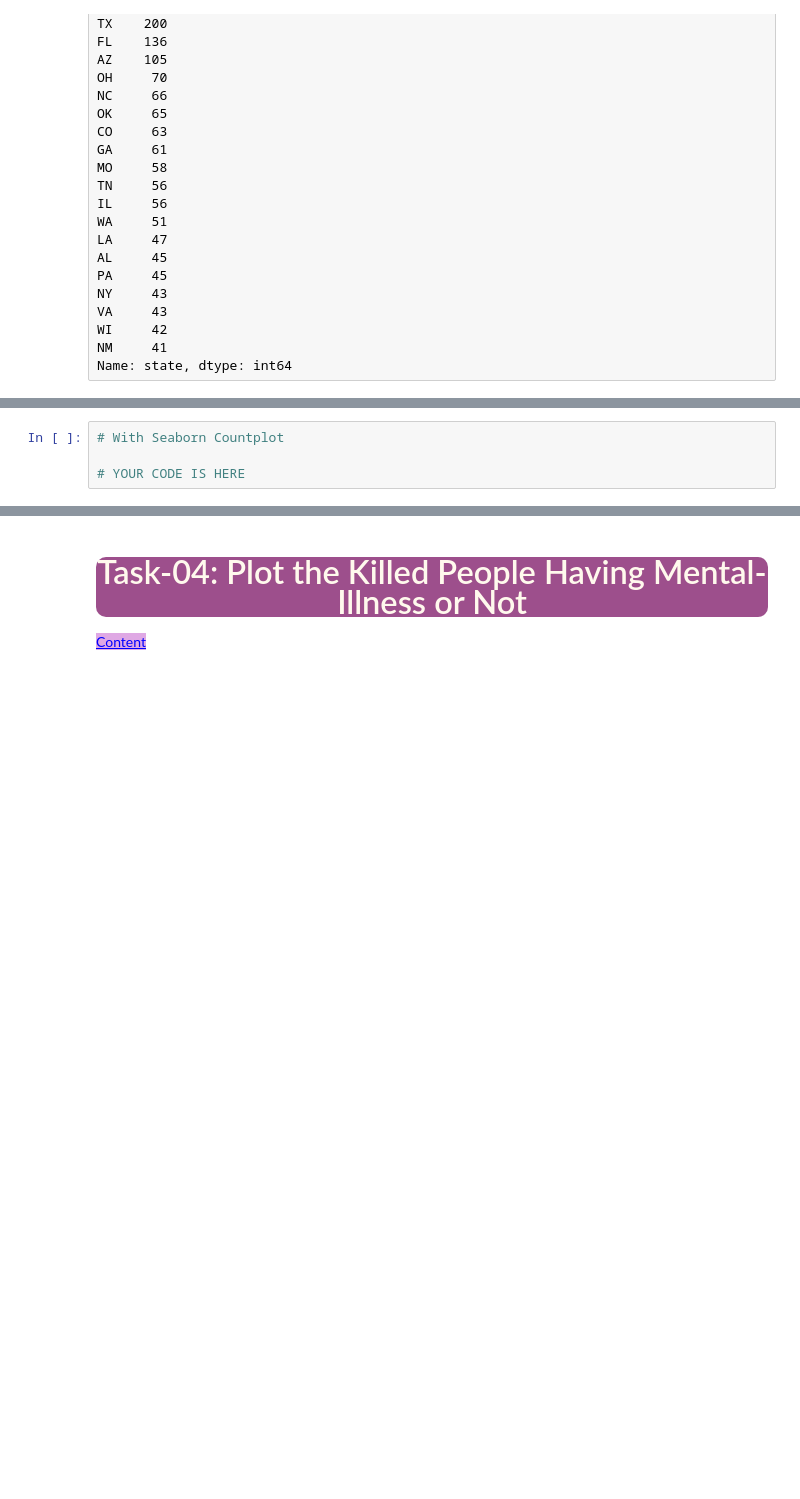
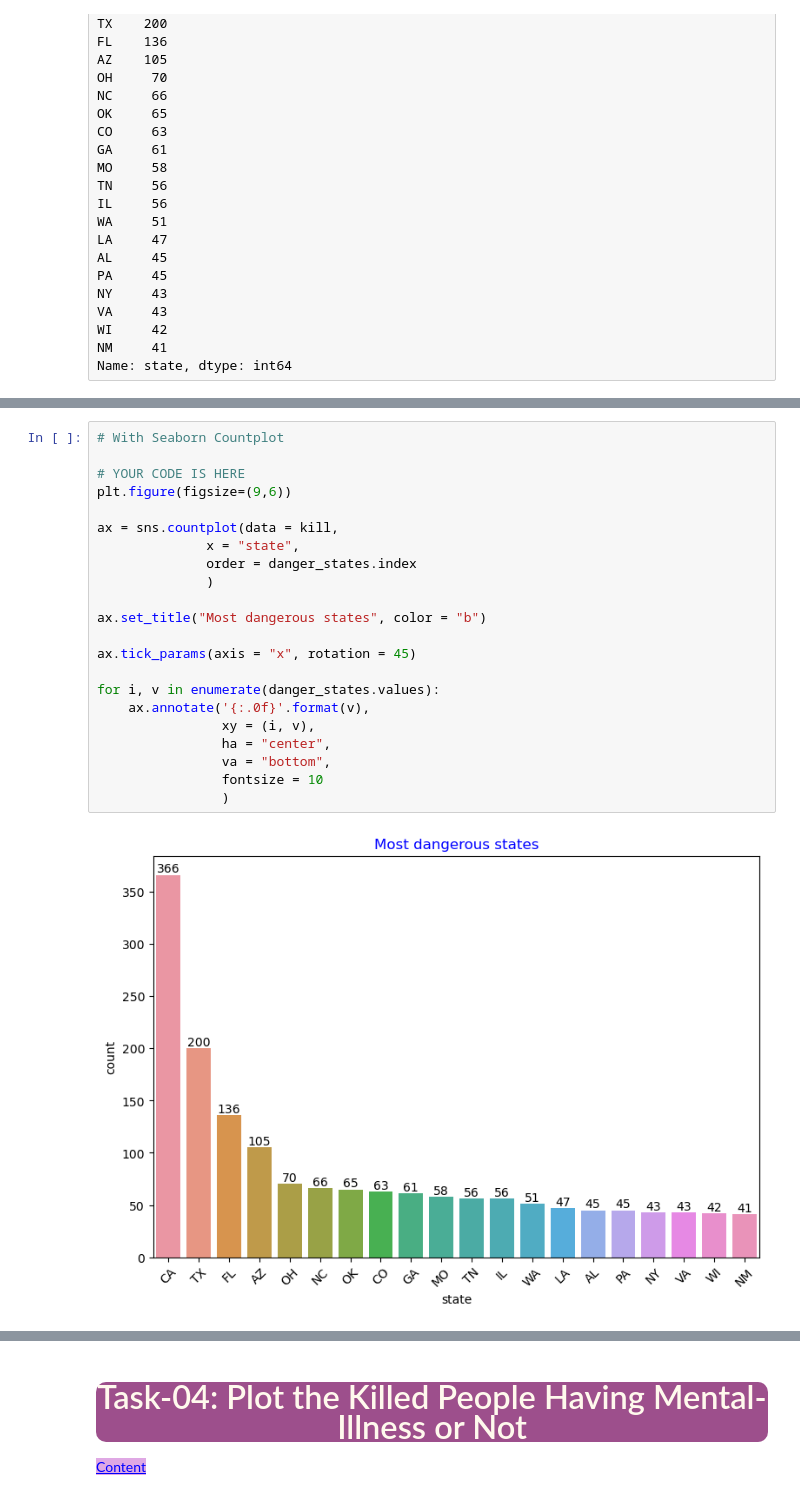
Before and after one commit to SongJiyeonPaek/CW_Assignments, a Jupyter notebook: DVwPY Assignment_02(Seaborn-PoliceKillings-US)/Assignment-2 (PoliceKillingUS-Seaborn)-Student.ipynb, the cells around one changed output, grey strips where cells are left out. Drawn from its saved outputs; the diff is of its cells as text; blank space fills up the shorter version.

```diff
--- a/DVwPY Assignment_02(Seaborn-PoliceKillings-US)/Assignment-2 (PoliceKillingUS-Seaborn)-Student.ipynb
+++ b/DVwPY Assignment_02(Seaborn-PoliceKillings-US)/Assignment-2 (PoliceKillingUS-Seaborn)-Student.ipynb
@@ -476,10 +518,30 @@ Name: state, dtype: int64
 Desired Output:
 
 <img src=https://i.ibb.co/51dP6Rf/DV3-3a.png width="550" height="200">
-# %%
-# With Seaborn Countplot
-
-# YOUR CODE IS HERE
+# %%
+# With Seaborn Countplot
+
+# YOUR CODE IS HERE
+plt.figure(figsize=(9,6))
+
+ax = sns.countplot(data = kill,
+              x = "state",
+              order = danger_states.index
+              )
+
+ax.set_title("Most dangerous states", color = "b")
+
+ax.tick_params(axis = "x", rotation = 45)
+
+for i, v in enumerate(danger_states.values):
+    ax.annotate('{:.0f}'.format(v),
+                xy = (i, v),
+                ha = "center",
+                va = "bottom",
+                fontsize = 10
+                )
+# %% [output]
+[figure, added]
 # %% [markdown]
 Desired Output:
 
```
Also changed, not shown: parts of 5 cells of this notebook.
